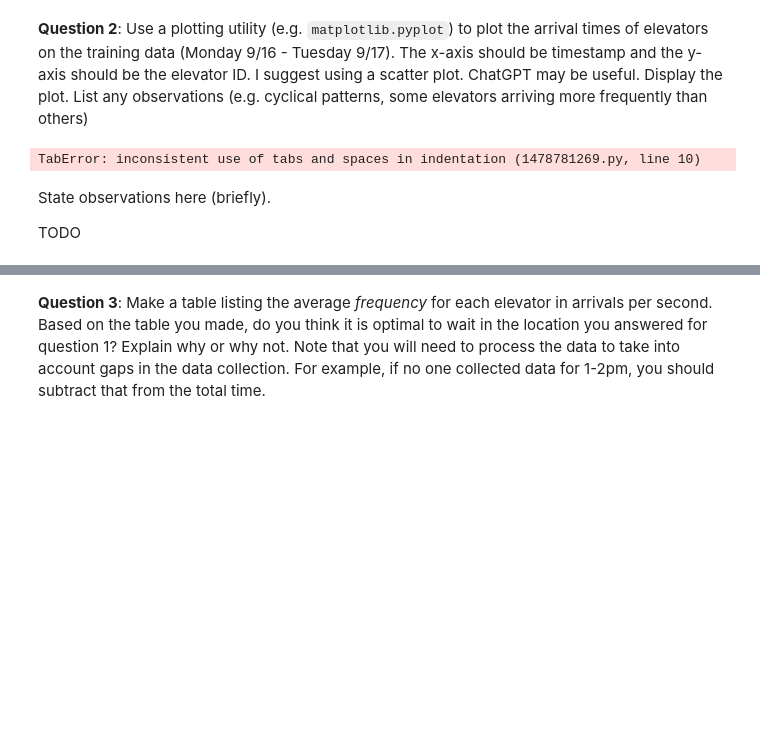
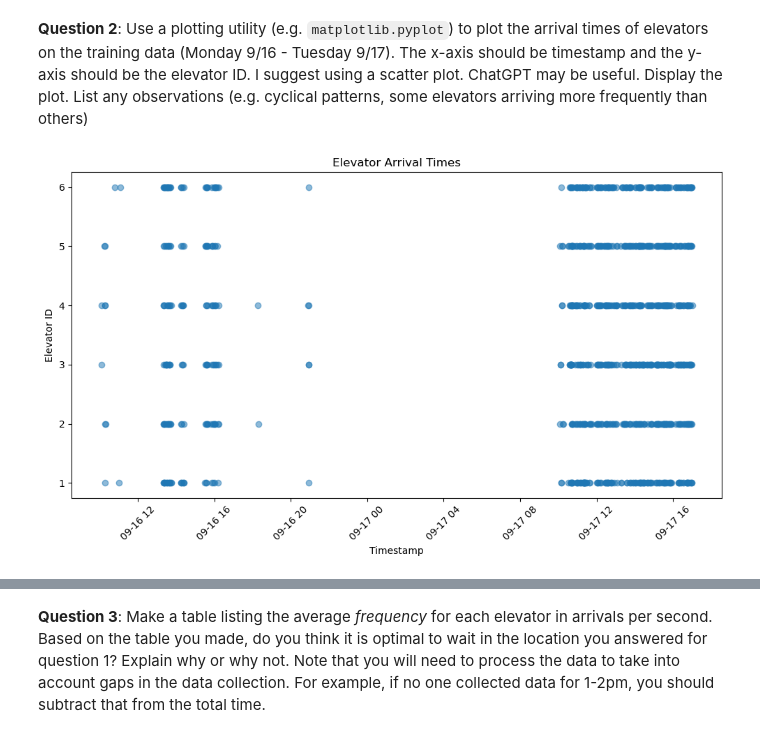
Before and after one commit to KaiSolter/bu_kaisolter-assignment-1, a Jupyter notebook: assignment1.ipynb, the cells around one changed output, grey strips where cells are left out. Drawn from its saved outputs; the diff is of its cells as text; code cells hidden in the pictures; blank space fills up the shorter version.

```diff
--- a/assignment1.ipynb
+++ b/assignment1.ipynb
@@ -52,23 +52,30 @@ walking distance to the next elevator to arrive, assuming the next elevator to a
 (Monday 9/16 - Tuesday 9/17). The x-axis should be timestamp and the y-axis should be the elevator ID. I suggest using a scatter plot.
 ChatGPT may be useful. Display the plot. List any observations
 (e.g. cyclical patterns, some elevators arriving more frequently than others)
-# %%
-# Code for question 1:
-import matplotlib.pyplot as plt
-
-def make_plot():
-    '''
-    You will need to read the training data CSV file and do some processing first.
-    '''
-
-
-	plt.plot(blah, blah)
-	plt.show()
-
-make_plot()
-# %% [output]
-TabError: inconsistent use of tabs and spaces in indentation (1478781269.py, line 10)
-# %% [markdown]
-State observations here (briefly).
-
-TODO
+# %%
+# Code for question 1:
+import matplotlib.pyplot as plt
+import pandas as pd
+
+
+def make_plot():
+    # Read the CSV file
+    df = pd.read_csv('./elevatordata.csv')  # Adjust path to your CSV
+
+    timestamps = pd.to_datetime(df['Timestamp'])
+    elevator_ids = df['Elevator ID']
+
+    plt.figure(figsize=(10,6))
+    plt.scatter(timestamps, elevator_ids, alpha=0.5)
+
+    plt.title("Elevator Arrival Times")
+    plt.xlabel("Timestamp")
+    plt.ylabel("Elevator ID")
+
+    plt.xticks(rotation=45)
+    plt.tight_layout()
+    plt.show()
+
+make_plot()
+# %% [output]
+[figure, added]
```
Also changed, not shown: parts of 14 cells of this notebook, 1 other file.
